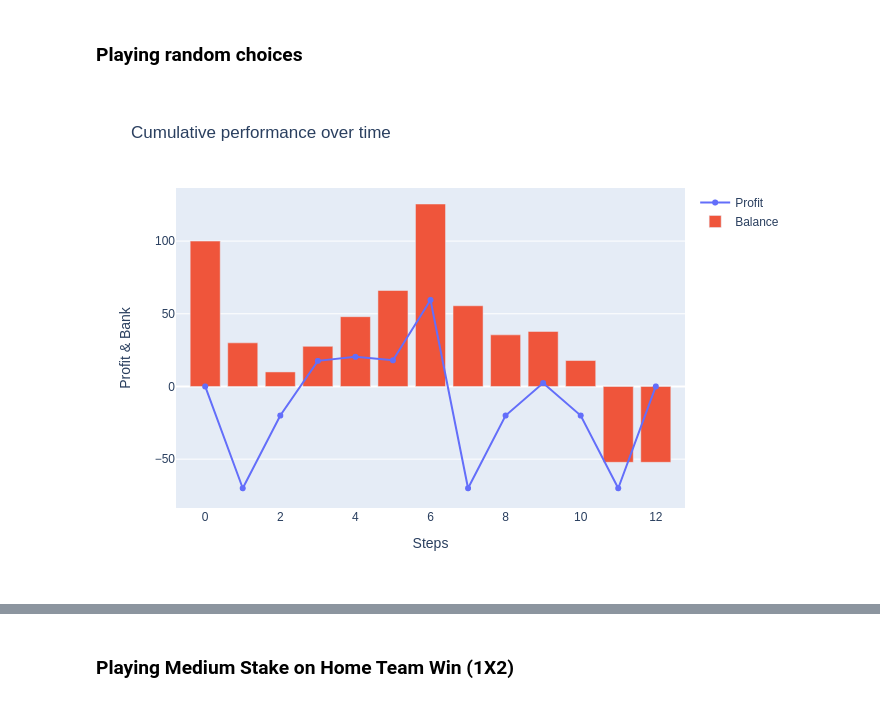
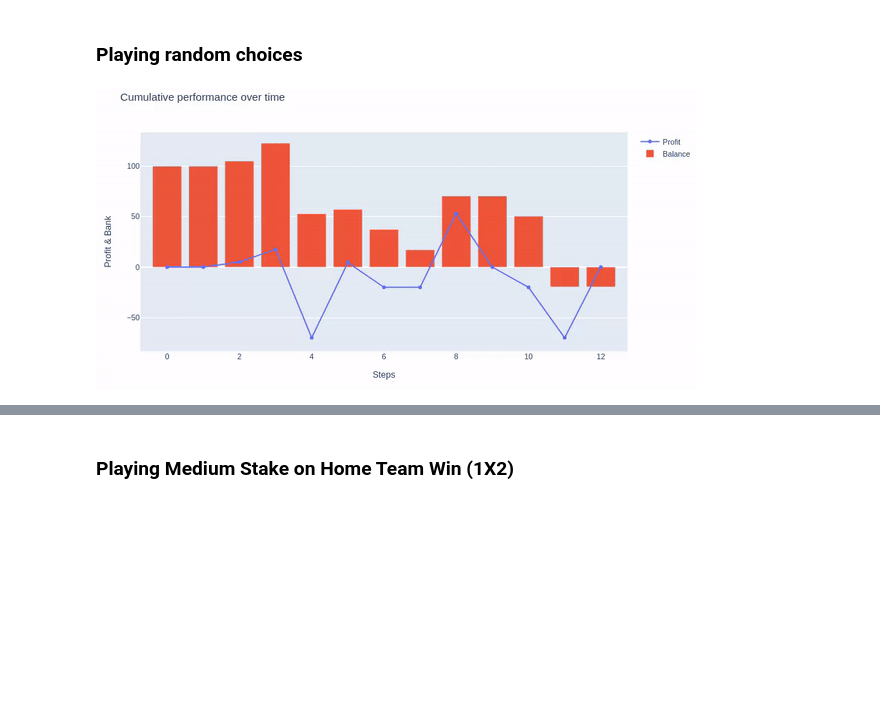
Before and after one commit to MeherKharbachi/betting_env, a Jupyter notebook: nbs/index.ipynb, the cells around one changed output, grey strips where cells are left out. Drawn from its saved outputs; the diff is of its cells as text; code cells hidden in the pictures; blank space fills up the shorter version.

```diff
--- a/nbs/index.ipynb
+++ b/nbs/index.ipynb
@@ -48,20 +49,22 @@ max_steps_limit = fixtures.shape[0]
 # %%
 # Init RL env.
 env.reset()
 # Init done Flag to False.
 done = False
 # Init loop counter.
 i = 0
 # Stops when it is done or when we have bet on all provided games.
 while not done and i < max_steps_limit:
     # Make a step.
     obs, reward, done, info = env.step(env.action_space.sample())
     # Increment counter.
     i = i + 1
 # Display graph.
 env.render()
 env.fig.update_layout(hovermode="x")
-figure = env.fig.to_image(format="png")
-Image(figure)
+figure = Image.open("../images/img_1.gif")
+display(figure)
+#figure = env.fig.to_image(format="png")
+#Image(figure)
 # %% [output]
-[figure, old version]
+[figure, new version]
```
Also changed, not shown: parts of 4 cells of this notebook, 7 other files.
